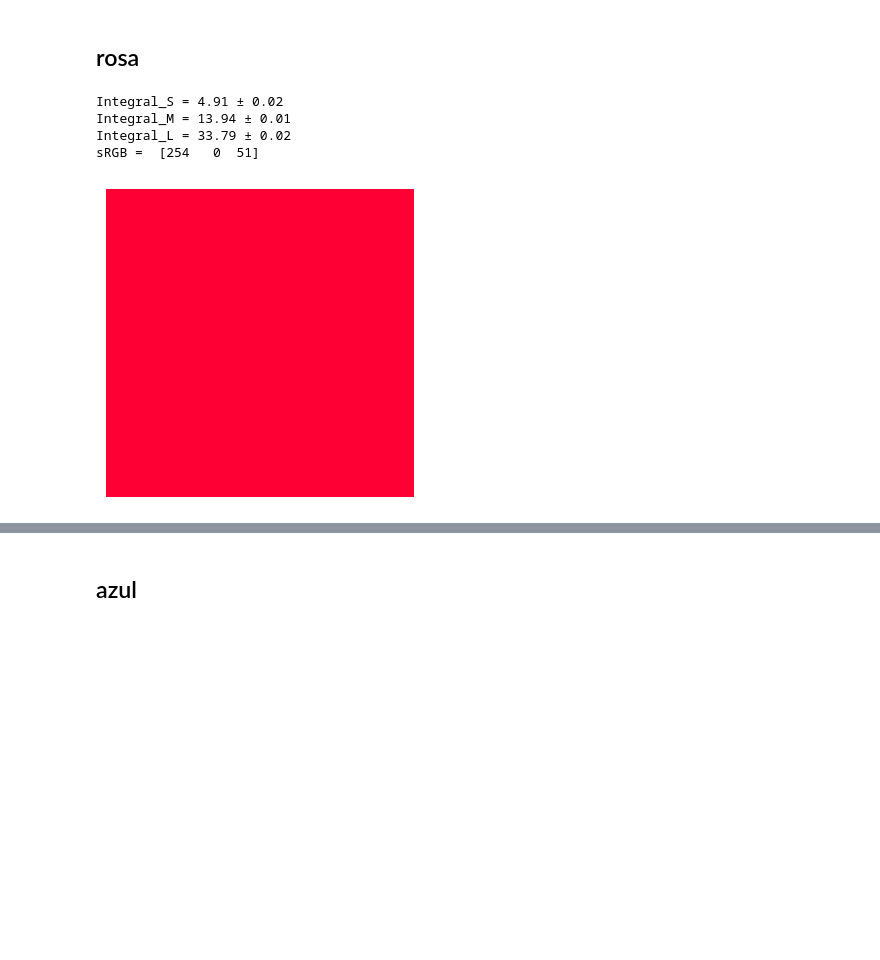
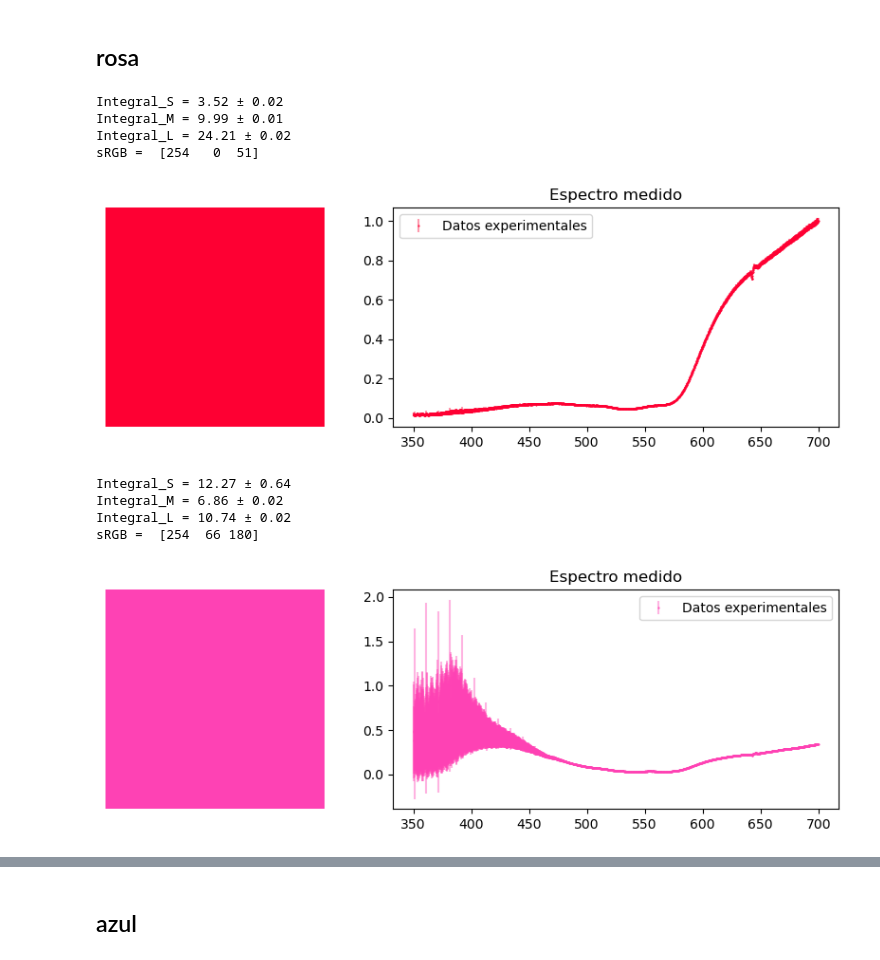
Before and after one commit to mauri-stack/labo5, a Jupyter notebook: espectroscopía_difractiva/visión_en_color.ipynb, the cells around one changed output, grey strips where cells are left out. Cells and saved outputs as stored; diff of their text form; code cells hidden in the pictures; blank space fills up the shorter version.

```diff
--- a/espectroscopía_difractiva/visión_en_color.ipynb
+++ b/espectroscopía_difractiva/visión_en_color.ipynb
@@ -402,21 +631,30 @@ def análisis(ruta_espectro, ruta_carpeta_errores, ruta_eficiencia_csv, inferior
 # %%
 S, M, L = análisis("/Users/Mauri/Desktop/Labo 5/Espectroscopía difractiva/17-10/objeto-celular/obj-obj/rosa (caja-tijera)/caja rosa/promedio.csv",
          "/Users/Mauri/Desktop/Labo 5/Espectroscopía difractiva/17-10/objeto-celular/obj-obj/rosa (caja-tijera)/caja rosa/desv",
          "/Users/Mauri/Desktop/Labo 5/Espectroscopía difractiva/eficiencia.csv",
-         350, 700, "/Users/Mauri/Desktop/Labo 5/Espectroscopía difractiva/respuesta conos tabulados/Copia de CIE_lms_cf_2deg.csv",
-         eff = True)
+         350, 700, "/Users/Mauri/Desktop/Labo 5/Espectroscopía difractiva/respuesta conos tabulados/Copia de CIE_lms_cf_2deg_corregido.csv",
+         "/Users/Mauri/Desktop/Labo 5/Espectroscopía difractiva/17-10/halógena v2/promedio.csv",
+         "/Users/Mauri/Desktop/Labo 5/Espectroscopía difractiva/17-10/halógena v2/para el error",dividir_halógena=False,
+         eff = True, graficar_espectro=True)
 
-rgb = lms_to_srgb(L, M, S, normalize=True)
-
-print("sRGB = ", rgb)
-
-color(rgb)
+S, M, L = análisis("/Users/Mauri/Desktop/Labo 5/Espectroscopía difractiva/17-10/objeto-celular/obj-obj/rosa (caja-tijera)/caja rosa/promedio.csv",
+         "/Users/Mauri/Desktop/Labo 5/Espectroscopía difractiva/17-10/objeto-celular/obj-obj/rosa (caja-tijera)/caja rosa/desv",
+         "/Users/Mauri/Desktop/Labo 5/Espectroscopía difractiva/eficiencia.csv",
+         350, 700, "/Users/Mauri/Desktop/Labo 5/Espectroscopía difractiva/respuesta conos tabulados/Copia de CIE_lms_cf_2deg_corregido.csv",
+         "/Users/Mauri/Desktop/Labo 5/Espectroscopía difractiva/17-10/halógena v2/promedio.csv",
+         "/Users/Mauri/Desktop/Labo 5/Espectroscopía difractiva/17-10/halógena v2/para el error",dividir_halógena=True,
+         eff = True, graficar_espectro=True)
 # %% [output]
-Integral_S = 4.91 ± 0.02
-Integral_M = 13.94 ± 0.01
-Integral_L = 33.79 ± 0.02
+Integral_S = 3.52 ± 0.02
+Integral_M = 9.99 ± 0.01
+Integral_L = 24.21 ± 0.02
 sRGB =  [254   0  51]
-[figure, old version]
+[figure, new version]
+Integral_S = 12.27 ± 0.64
+Integral_M = 6.86 ± 0.02
+Integral_L = 10.74 ± 0.02
+sRGB =  [254  66 180]
+[figure, added]
 # %%
 S, M, L = análisis("/Users/Mauri/Desktop/Labo 5/Espectroscopía difractiva/17-10/objeto-celular/obj-obj/rosa (caja-tijera)/tijera rosa/promedio.csv",
          "/Users/Mauri/Desktop/Labo 5/Espectroscopía difractiva/17-10/objeto-celular/obj-obj/rosa (caja-tijera)/tijera rosa/desv",
```
Also changed, not shown: parts of 19 cells of this notebook, 1 other file.
